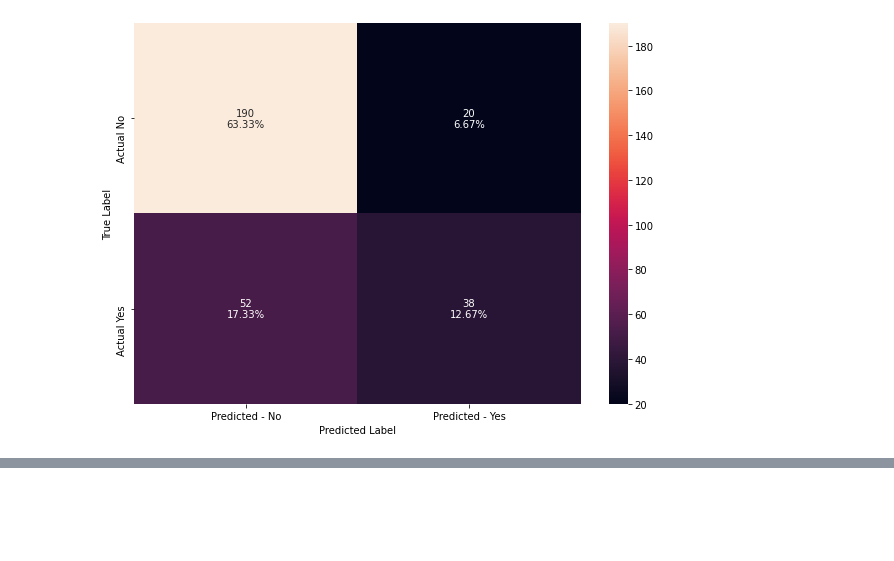
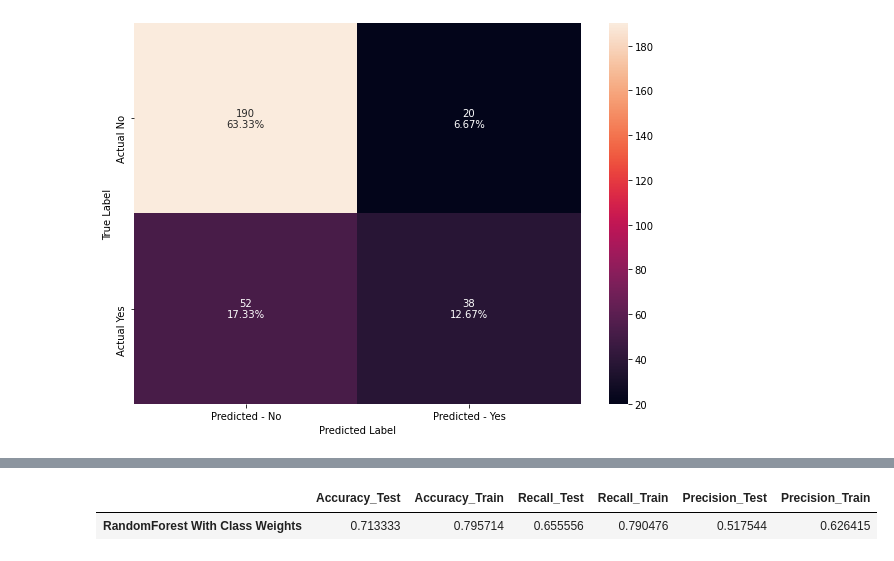
Before and after one commit to lavmot-ms/PG-AIML, a Jupyter notebook: prework/Ensemble Techniques.ipynb, the cells around one changed output, grey strips where cells are left out. Cells and saved outputs as stored; diff of their text form; code cells hidden in the pictures; blank space fills up the shorter version.

```diff
--- a/prework/Ensemble Techniques.ipynb
+++ b/prework/Ensemble Techniques.ipynb
@@ -368,0 +364,12 @@ for model in models:
+# %%
+models = {
+    'Bagging Classifier With Default Params'    : bagging_estimator_model,
+    'Bagging Classifier Tuned'                  : bagging_estimator_tuned_model,
+    'Bagging Classifier with base_estimator=LR' :bagging_estimator_lr_model,
+    'RandomForest Model With DefaultParams'     :randomForest_model,
+    'RandomForest Model Tuned'                  :randomForest_tuned_model,
+    'RandomForest With Class Weights'           :randomForest_weightedScore_model
+}
+# %% [output]
+|  | Accuracy_Test | Accuracy_Train | Recall_Test | Recall_Train | Precision_Test | Precision_Train |
+| RandomForest With Class Weights | 0.713333 | 0.795714 | 0.655556 | 0.790476 | 0.517544 | 0.626415 |
```
Also changed, not shown: parts of 12 cells of this notebook.
